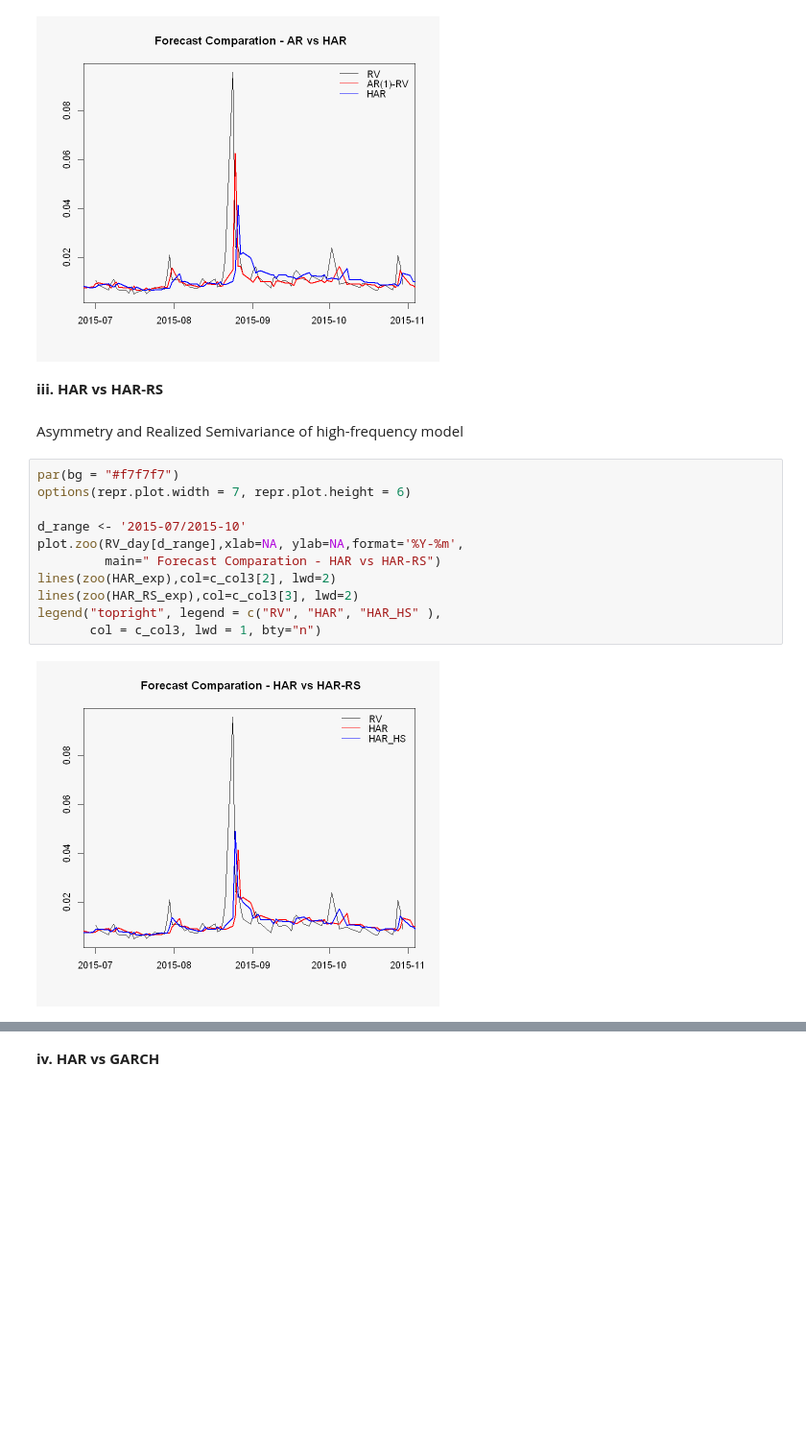
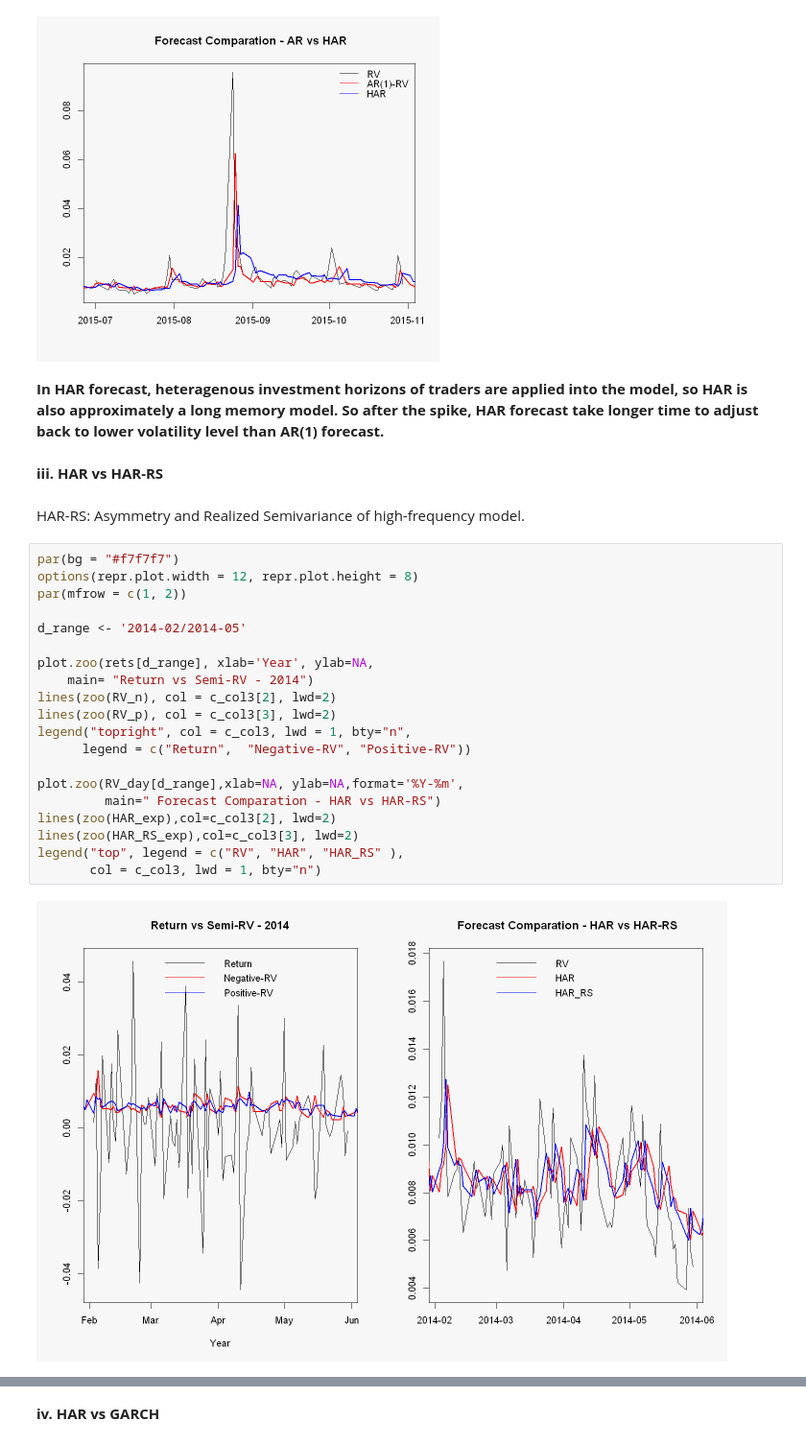
Before and after one commit to 51014941/JEM059-HW-Zhang-and-Qu, a Jupyter notebook: FE_project.ipynb, the cells around one changed output, grey strips where cells are left out. Shown at 96% size. Drawn from its saved outputs; the diff is of its cells as text; blank space fills up the shorter version.

```diff
--- a/FE_project.ipynb
+++ b/FE_project.ipynb
@@ -1955,20 +2083,31 @@ legend("topright", legend = c("RV", "AR(1)-RV", "HAR" ),
        col = c_col3, lwd = 1, bty="n")
 # %% [output]
 [figure]
+# %% [markdown]
+**In HAR forecast, heteragenous investment horizons of traders are applied into the model, so HAR is also approximately a long memory model. So after the spike, HAR forecast take longer time to adjust back to lower volatility level than AR(1) forecast.**
 # %% [markdown]
 **iii. HAR vs HAR-RS**
 # %% [markdown]
-Asymmetry and Realized Semivariance of high-frequency model
+HAR-RS: Asymmetry and Realized Semivariance of high-frequency model.
 # %%
 par(bg = "#f7f7f7")
-options(repr.plot.width = 7, repr.plot.height = 6)
+options(repr.plot.width = 12, repr.plot.height = 8)
+par(mfrow = c(1, 2))
 
-d_range <- '2015-07/2015-10'
+d_range <- '2014-02/2014-05'
+
+plot.zoo(rets[d_range], xlab='Year', ylab=NA,
+    main= "Return vs Semi-RV - 2014")
+lines(zoo(RV_n), col = c_col3[2], lwd=2)
+lines(zoo(RV_p), col = c_col3[3], lwd=2)
+legend("topright", col = c_col3, lwd = 1, bty="n",
+      legend = c("Return",  "Negative-RV", "Positive-RV"))
+
 plot.zoo(RV_day[d_range],xlab=NA, ylab=NA,format='%Y-%m',
          main=" Forecast Comparation - HAR vs HAR-RS")
 lines(zoo(HAR_exp),col=c_col3[2], lwd=2)
 lines(zoo(HAR_RS_exp),col=c_col3[3], lwd=2)
-legend("topright", legend = c("RV", "HAR", "HAR_HS" ),
+legend("top", legend = c("RV", "HAR", "HAR_RS" ),
        col = c_col3, lwd = 1, bty="n")
 # %% [output]
-[figure, old version]
+[figure, new version]
```
Also changed, not shown: parts of 109 cells of this notebook.
